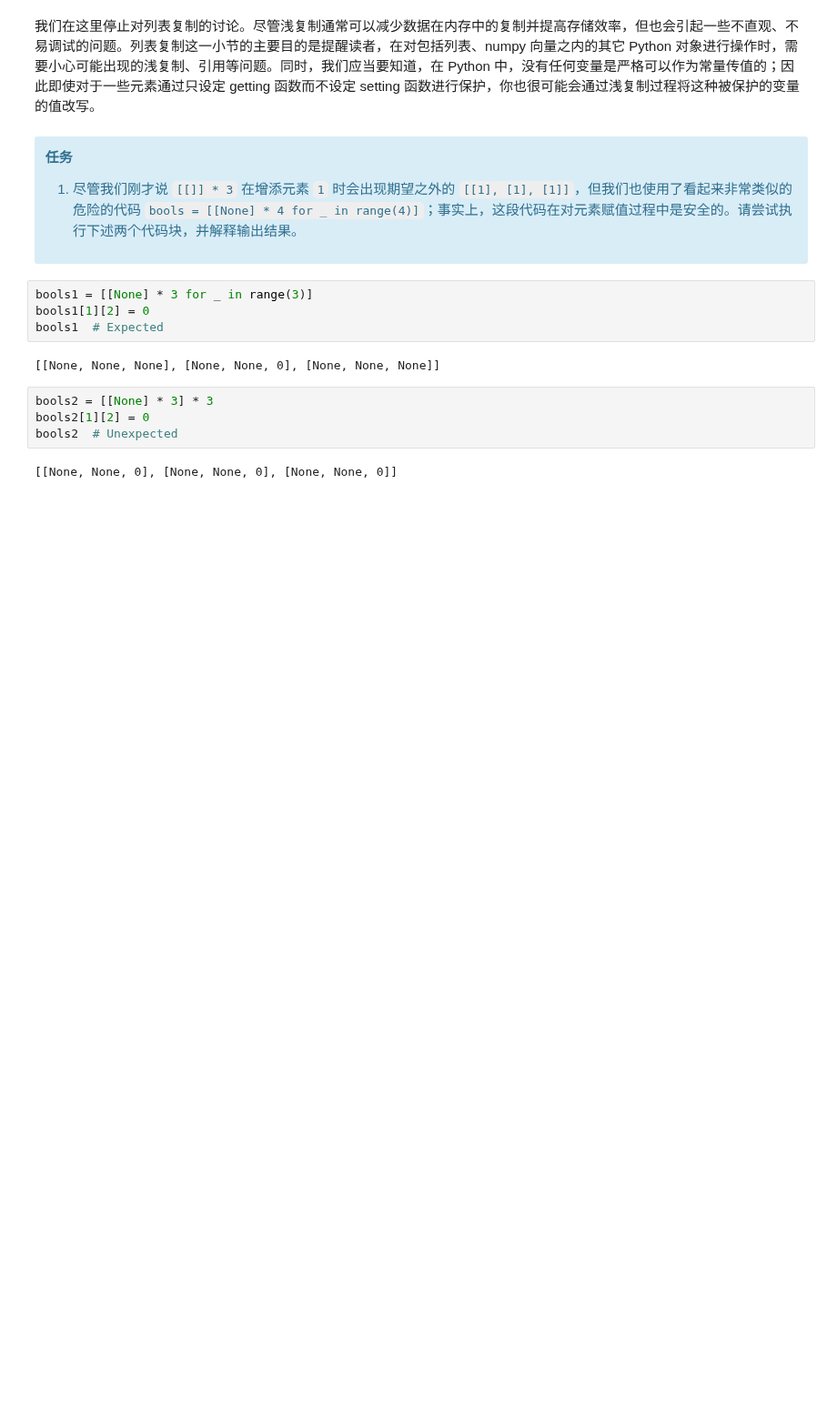
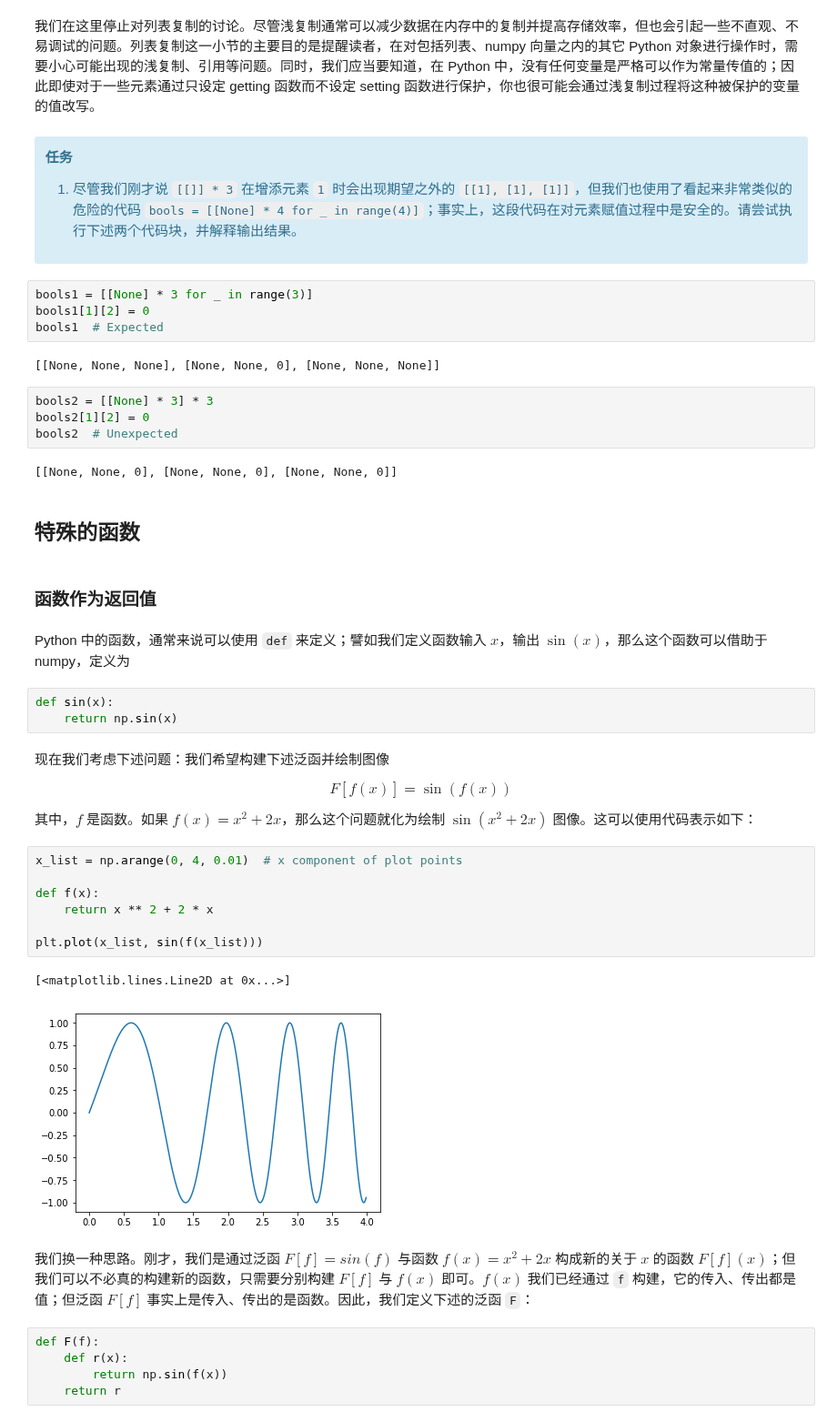
Before and after one commit to ajz34/Py_xDH, a Jupyter notebook: docs/source/intro/intro_python.ipynb, the cells around one changed output. Shown at 91% size. Cells and saved outputs as stored; diff of their text form; blank space fills up the shorter version.

```diff
--- a/docs/source/intro/intro_python.ipynb
+++ b/docs/source/intro/intro_python.ipynb
@@ -316,3 +317,37 @@ bools2[1][2] = 0
 bools2  # Unexpected
 # %% [output]
 [[None, None, 0], [None, None, 0], [None, None, 0]]
+# %% [markdown]
+## 特殊的函数
+# %% [markdown]
+### 函数作为返回值
+# %% [markdown]
+Python 中的函数，通常来说可以使用 `def` 来定义；譬如我们定义函数输入 $x$，输出 $\sin(x)$，那么这个函数可以借助于 numpy，定义为
+# %%
+def sin(x):
+    return np.sin(x)
+# %% [markdown]
+现在我们考虑下述问题：我们希望构建下述泛函并绘制图像
+
+$$
+F[f(x)] = \sin(f(x))
+$$
+
+其中，$f$ 是函数。如果 $f(x) = x^2 + 2x$，那么这个问题就化为绘制 $\sin(x^2 + 2x)$ 图像。这可以使用代码表示如下：
+# %%
+x_list = np.arange(0, 4, 0.01)  # x component of plot points
+
+def f(x):
+    return x ** 2 + 2 * x
+
+plt.plot(x_list, sin(f(x_list)))
+# %% [output]
+[<matplotlib.lines.Line2D at 0x...>]
+[figure, added]
+# %% [markdown]
+我们换一种思路。刚才，我们是通过泛函 $F[f] = sin(f)$ 与函数 $f(x) = x^2 + 2 x$ 构成新的关于 $x$ 的函数 $F[f](x)$；但我们可以不必真的构建新的函数，只需要分别构建 $F[f]$ 与 $f(x)$ 即可。$f(x)$ 我们已经通过 `f` 构建，它的传入、传出都是值；但泛函 $F[f]$ 事实上是传入、传出的是函数。因此，我们定义下述的泛函 `F`：
+# %%
+def F(f):
+    def r(x):
+        return np.sin(f(x))
+    return r
```
Also changed, not shown: parts of 19 cells of this notebook, 1 other file.
